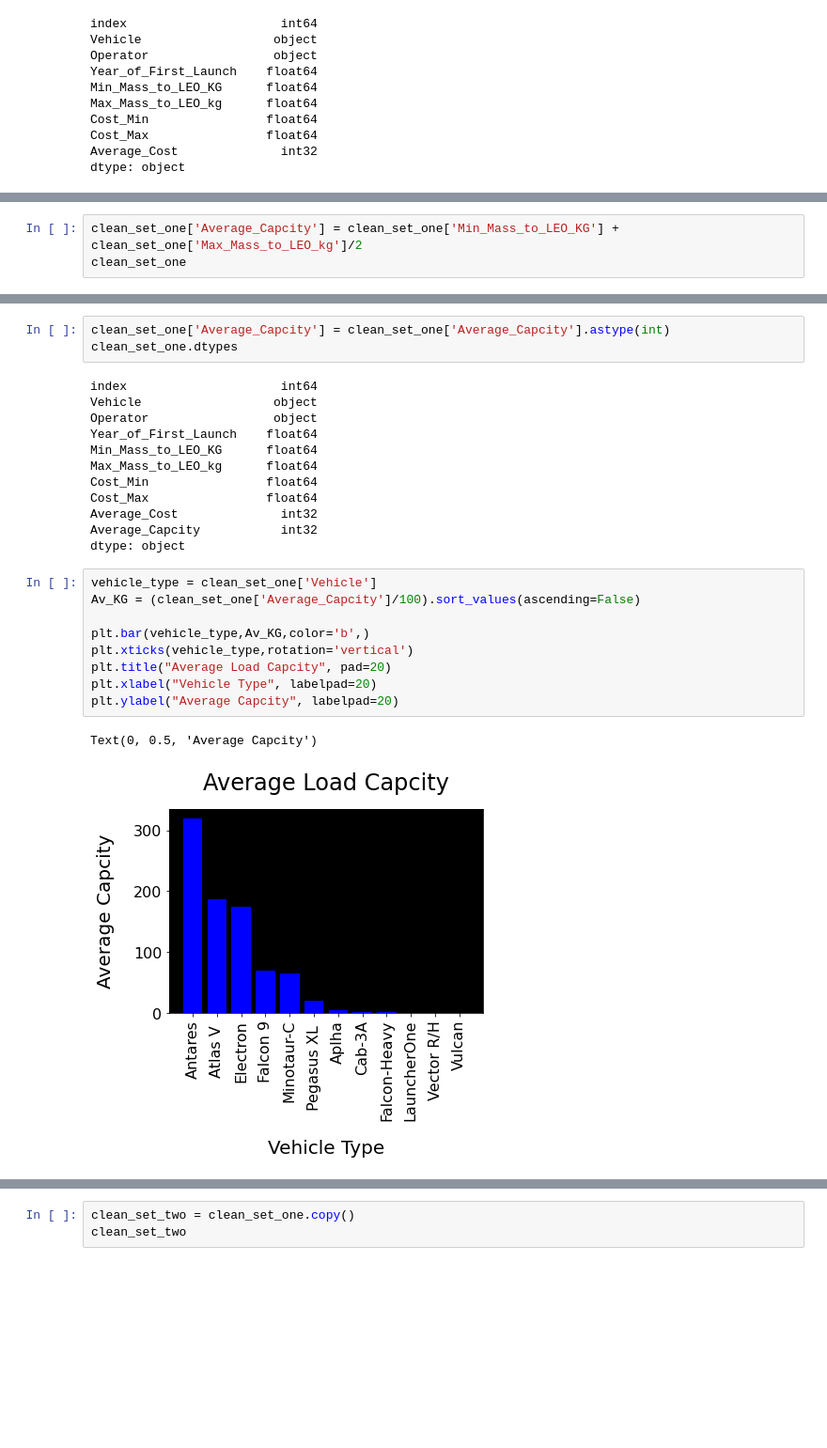
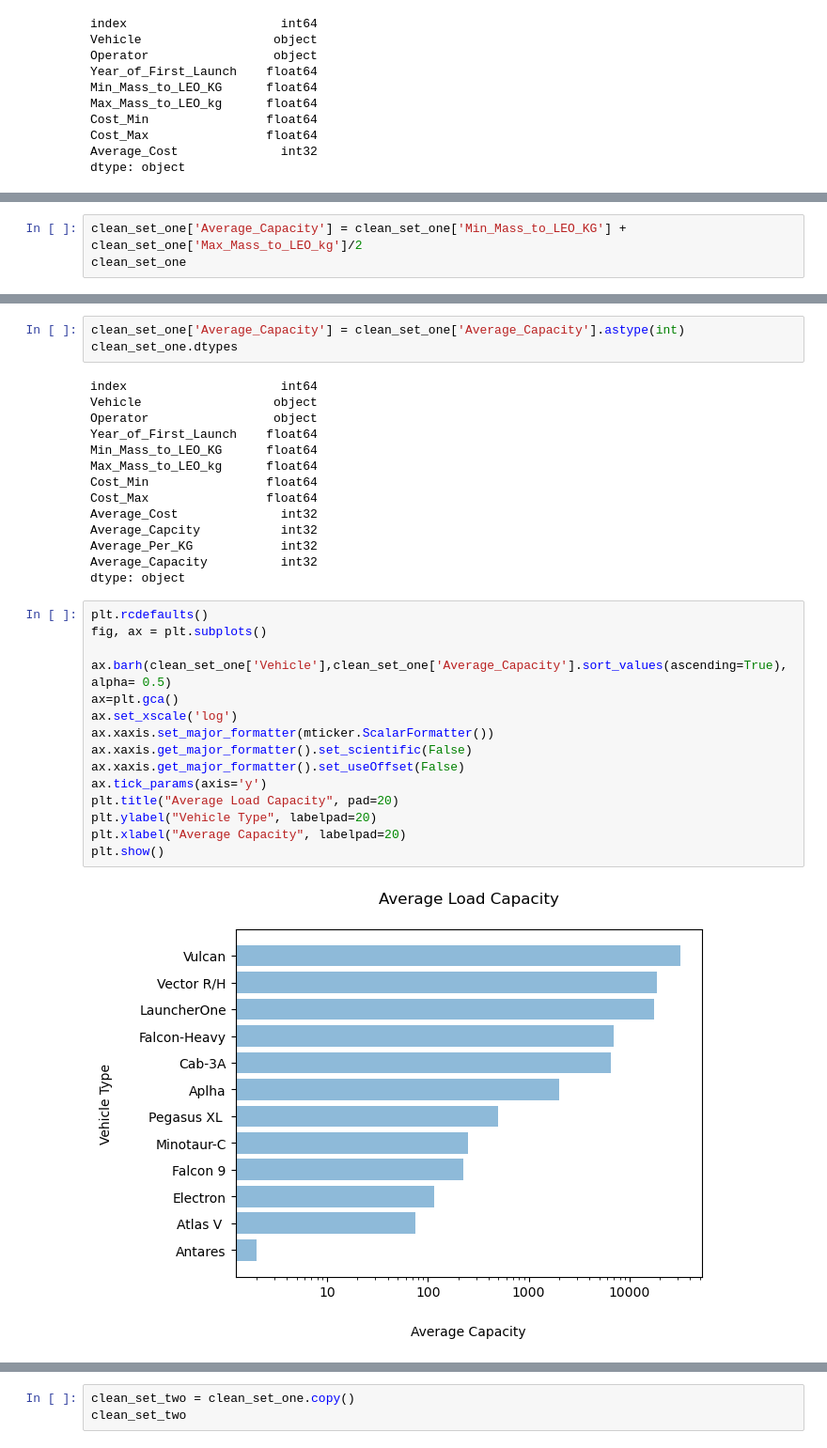
Before and after one commit to alejandrowaring/space-cadets-data-analysis, a Jupyter notebook: Cost_base_AN.ipynb, the cells around one changed output, grey strips where cells are left out. Shown at 94% size. Cells and saved outputs as stored; diff of their text form; blank space fills up the shorter version.

```diff
--- a/Cost_base_AN.ipynb
+++ b/Cost_base_AN.ipynb
@@ -233,5 +238,5 @@ Text(0, 0.5, 'Cost in $Millions')
 # %%
-clean_set_one['Average_Capcity'] = clean_set_one['Min_Mass_to_LEO_KG'] + clean_set_one['Max_Mass_to_LEO_kg']/2
+clean_set_one['Average_Capacity'] = clean_set_one['Min_Mass_to_LEO_KG'] + clean_set_one['Max_Mass_to_LEO_kg']/2
 clean_set_one
 # %% [output]
 |  | index | Vehicle | Operator | Year_of_First_Launch | Min_Mass_to_LEO_KG | Max_Mass_to_LEO_kg | Cost_Min | ... |
@@ -248,7 +253,7 @@ clean_set_one
 | 10 | 13 | Vector R/H | Vector Space Systems | 2017.0 | 60.0 | 110.0 | 3000000.0 | ... |
 | 11 | 14 | Vulcan | ULA | 2019.0 | 9370.0 | 18510.0 | 85000000.0 | ... |
 # %%
-clean_set_one['Average_Capcity'] = clean_set_one['Average_Capcity'].astype(int)
+clean_set_one['Average_Capacity'] = clean_set_one['Average_Capacity'].astype(int)
 clean_set_one.dtypes
 # %% [output]
 index                     int64
@@ -261,17 +266,24 @@ Cost_Min                float64
 Cost_Max                float64
 Average_Cost              int32
 Average_Capcity           int32
+Average_Per_KG            int32
+Average_Capacity          int32
 dtype: object
-# %%
-vehicle_type = clean_set_one['Vehicle']
-Av_KG = (clean_set_one['Average_Capcity']/100).sort_values(ascending=False)
-
-plt.bar(vehicle_type,Av_KG,color='b',)
-plt.xticks(vehicle_type,rotation='vertical')
-plt.title("Average Load Capcity", pad=20)
-plt.xlabel("Vehicle Type", labelpad=20)
-plt.ylabel("Average Capcity", labelpad=20)
-# %% [output]
-Text(0, 0.5, 'Average Capcity')
-[figure, removed]
+# %%
+plt.rcdefaults()
+fig, ax = plt.subplots()
+
+ax.barh(clean_set_one['Vehicle'],clean_set_one['Average_Capacity'].sort_values(ascending=True), alpha= 0.5)
+ax=plt.gca()
+ax.set_xscale('log')
+ax.xaxis.set_major_formatter(mticker.ScalarFormatter())
+ax.xaxis.get_major_formatter().set_scientific(False)
+ax.xaxis.get_major_formatter().set_useOffset(False)
+ax.tick_params(axis='y')
+plt.title("Average Load Capacity", pad=20)
+plt.ylabel("Vehicle Type", labelpad=20)
+plt.xlabel("Average Capacity", labelpad=20)
+plt.show()
+# %% [output]
+[figure, added]
 # %%
```
Also changed, not shown: parts of 14 cells of this notebook, 9 other files.
